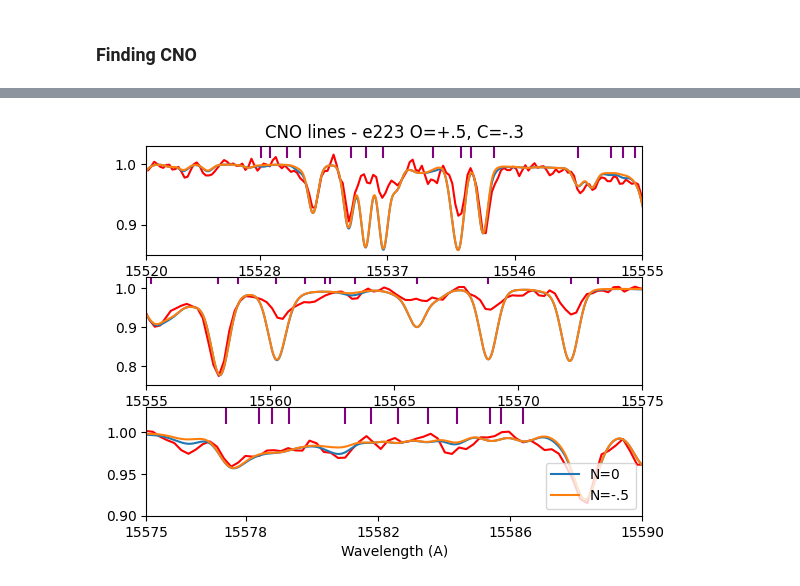
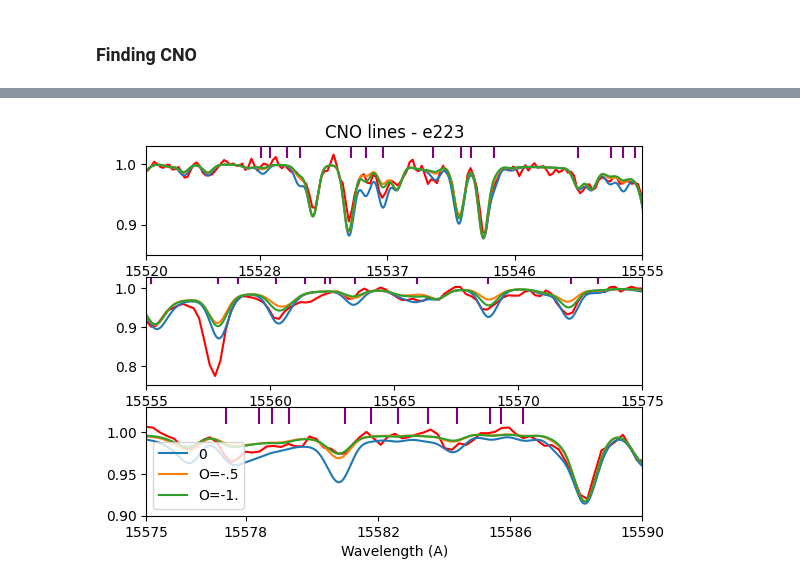
Before and after one commit to bornofthesea/synther, a Jupyter notebook: Plot/syntplot.ipynb, the cells around one changed output, grey strips where cells are left out. Drawn from its saved outputs; the diff is of its cells as text; code cells hidden in the pictures.

```diff
--- a/Plot/syntplot.ipynb
+++ b/Plot/syntplot.ipynb
@@ -252,7 +252,7 @@ def plotC(flist, obsf, labels,
     ax[2].plot(apogdata["Wavelength"] + xoffset3, (apogdata["Flux"]/norm[2])/ncorr3 + yoffset3, color="red")
     for d, l in zip(specdata, labels):
         ax[2].plot(d["Wavelength"], d["Flux"], label = l)
-    ax[2].vlines(x = [15575.0, 15577.4, 15578.4, 15578.8, 15579.3, 15581.0, 15581.8, 15582.6, 15583.5, 15584.4, 15585.4, 15585.716, 15586.4], ymin = 1.01, ymax=1.03, color="purple")
+    ax[2].vlines(x = [15575.0, 15577.4, 15578.4, 15578.8, 15579.3, 15579.8, 15581.0, 15581.8, 15582.6, 15583.5, 15584.4, 15585.4, 15585.716, 15586.4], ymin = 1.01, ymax=1.03, color="purple")
     ax[2].set_xlim(*xlim3)
     ax[2].set_ylim(*ylim3)
     ax[2].set_xlabel("Wavelength (A)")
@@ -699,11 +589,11 @@ plotC(speclist, "e223.dat", label, starname,
 # %%
-speclist = ["e223xbcm03o05.dat", "e223xbcm03nm05o05.dat"]
-starname = 'e223 O=+.5, C=-.3'
-label = ["N=0", "N=-.5"]
+speclist = ["e223xb.dat", "e223xbcm03om05nm03.dat", "e223xbcm03om03nm03.dat"]
+starname = 'e223'
+label = ["0", "O=-.5", "O=-1."]
 plotC(speclist, "e223.dat", label, starname,
       xoffset1 = -6.15, yoffset1 = 0.080, ncorr1 = 1.1,
-      xoffset2 = -6.15, yoffset2 = 0.060, ncorr2 = 1.1,
-      xoffset3 = -6.3, yoffset3 = 0.075, ncorr3 = 1.1,
+      xoffset2 = -6.3, yoffset2 = 0.060, ncorr2 = 1.1,
+      xoffset3 = -6.3, yoffset3 = 0.080, ncorr3 = 1.1,
       ylim1 = (0.85, 1.03), ylim2 = (0.75, 1.03), ylim3 = (0.9, 1.03))
 # %% [output]
-[figure, old version]
+[figure, new version]
```
Also changed, not shown: parts of 14 cells of this notebook, 3 other files.
